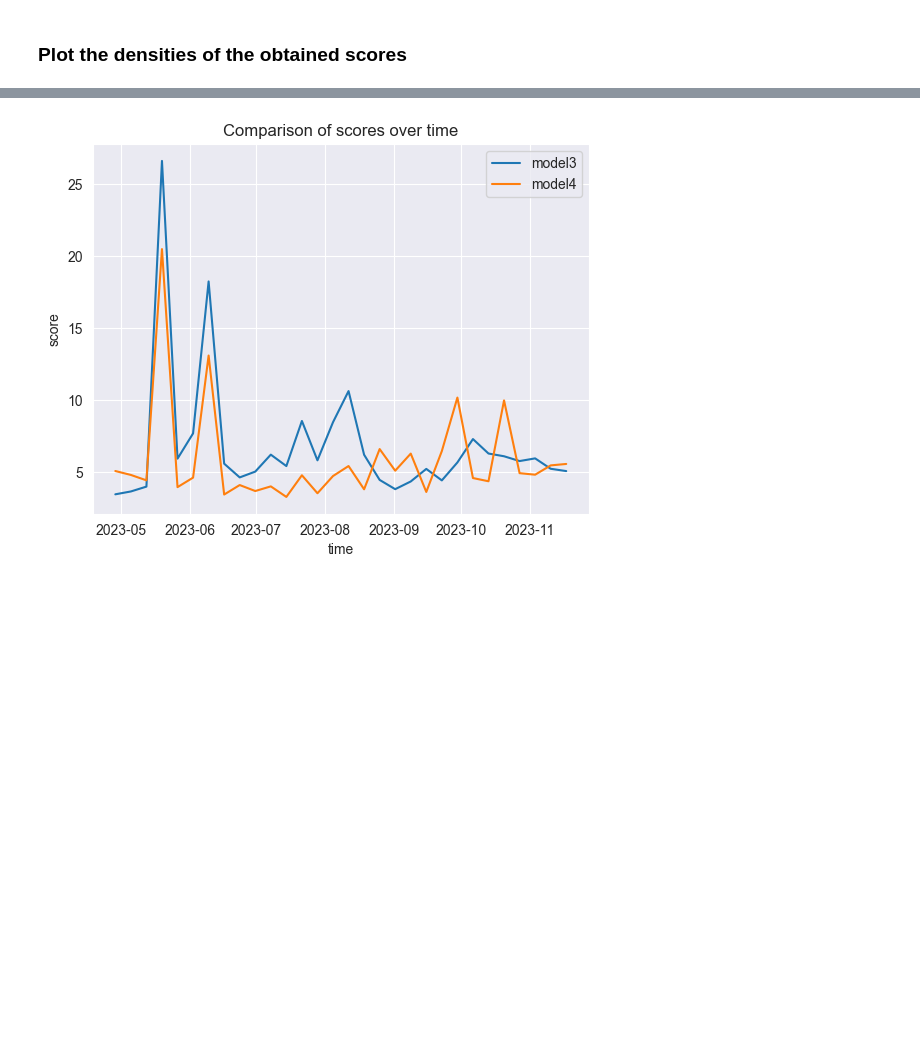
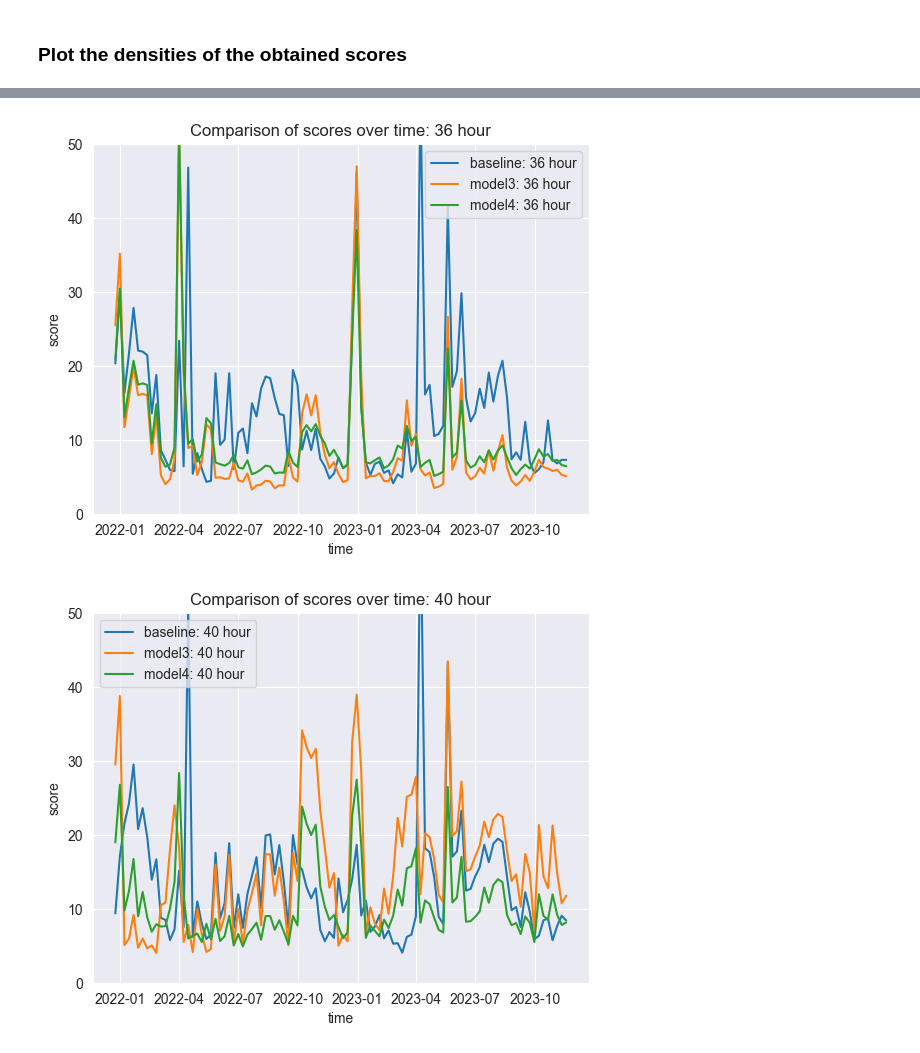
Before and after one commit to EliasKng/PTSFC, a Jupyter notebook: Energy/cross_validate_energy.ipynb, the cells around one changed output, grey strips where cells are left out. Saved outputs shown, nothing was run; the diff lists cells and outputs as text; code cells hidden in the pictures; blank space fills up the shorter version.

```diff
--- a/Energy/cross_validate_energy.ipynb
+++ b/Energy/cross_validate_energy.ipynb
@@ -195,9 +179,10 @@ score_df
 # %% [markdown]
 ### Plot the densities of the obtained scores
 # %%
+models_display = ['baseline','model3','model4']
 for h in [str(h) + " hour" for h in [36, 40, 44, 60, 64, 68]]:
     # sns.kdeplot(data=score_df.loc[:,[f'baseline: {h}',f'model3: {h}',f'MM_baseline_model3: {h}']], fill=True)
-    sns.kdeplot(data=score_df.loc[:,[f'model3: {h}',f'model4: {h}']], fill=True)
+    sns.kdeplot(data=score_df.loc[:,[f'{m}: {h}' for m in models_display]], fill=True)
 
     # Adding labels and title
     plt.xlabel('Score')
@@ -205,5 +190,6 @@ for h in [str(h) + " hour" for h in [36, 40, 44, 60, 64, 68]]:
     plt.title(f'Density Plot of Scores: {h} horizon')
 
     # Display the plot
+    plt.savefig(f'plots/density_plot_{h.replace(" ", "_")}.png')
     plt.show()
 # %% [output]
@@ -216,22 +202,25 @@ for h in [str(h) + " hour" for h in [36, 40, 44, 60, 64, 68]]:
 # %%
-# Plot values from two columns over time
-score_df_36_no_na = score_df[score_df['model3: 36 hour'].notna()]
-# plt.plot(score_df_36_no_na.index, score_df_36_no_na['baseline: 36 hour'], label='baseline')
-# plt.plot(score_df_36_no_na.index, score_df_36_no_na['model1: 36 hour'], label='model1')
-# plt.plot(score_df_36_no_na.index, score_df_36_no_na['model2: 36 hour'], label='model2')
-plt.plot(score_df_36_no_na.index, score_df_36_no_na['model3: 36 hour'], label='model3')
-plt.plot(score_df_36_no_na.index, score_df_36_no_na['model4: 36 hour'], label='model4')
+models_display = ['baseline','model3','model4']
+for h in [str(h) + " hour" for h in [36, 40, 44, 60, 64, 68]]:
+    # Plot values from two columns over time
+    score_df_36_no_na = score_df[score_df[f'{models_display[0]}: {h}'].notna()]
+    for c in [f'{m}: {h}' for m in models_display]:
+        # plt.plot(score_df_36_no_na.index, score_df_36_no_na['baseline: 36 hour'], label='baseline')
+        # plt.plot(score_df_36_no_na.index, score_df_36_no_na['model1: 36 hour'], label='model1')
+        # plt.plot(score_df_36_no_na.index, score_df_36_no_na['model2: 36 hour'], label='model2')
+        plt.plot(score_df_36_no_na.index, score_df_36_no_na[c], label=c)
+        # plt.plot(score_df_36_no_na.index, score_df_36_no_na[c], label='model4')
+        # Adding labels and title
+    plt.xlabel('time')
+    plt.ylabel('score')
+    plt.title(f'Comparison of scores over time: {h}')
+    plt.ylim(0,50)
 
+    # Display legend
+    plt.legend()
 
-# Adding labels and title
-plt.xlabel('time')
-plt.ylabel('score')
-plt.title('Comparison of scores over time')
-
-# Display legend
-plt.legend()
-
-# Show the plot
-plt.show()
+    # Show the plot
+    plt.show()
 # %% [output]
-[figure, old version]
+[figure, new version]
+[figure, added]
```
Also changed, not shown: parts of 12 cells of this notebook, 1 other file.
